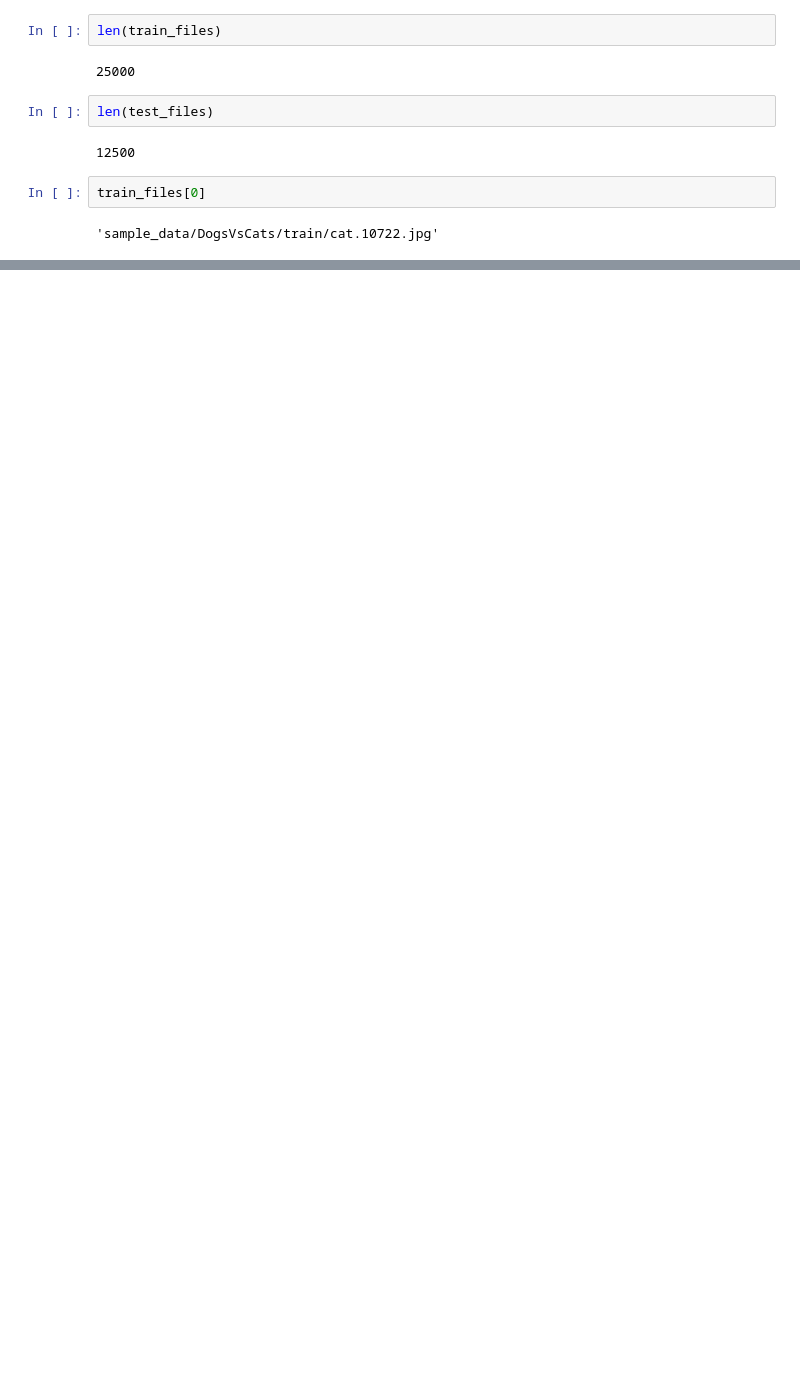
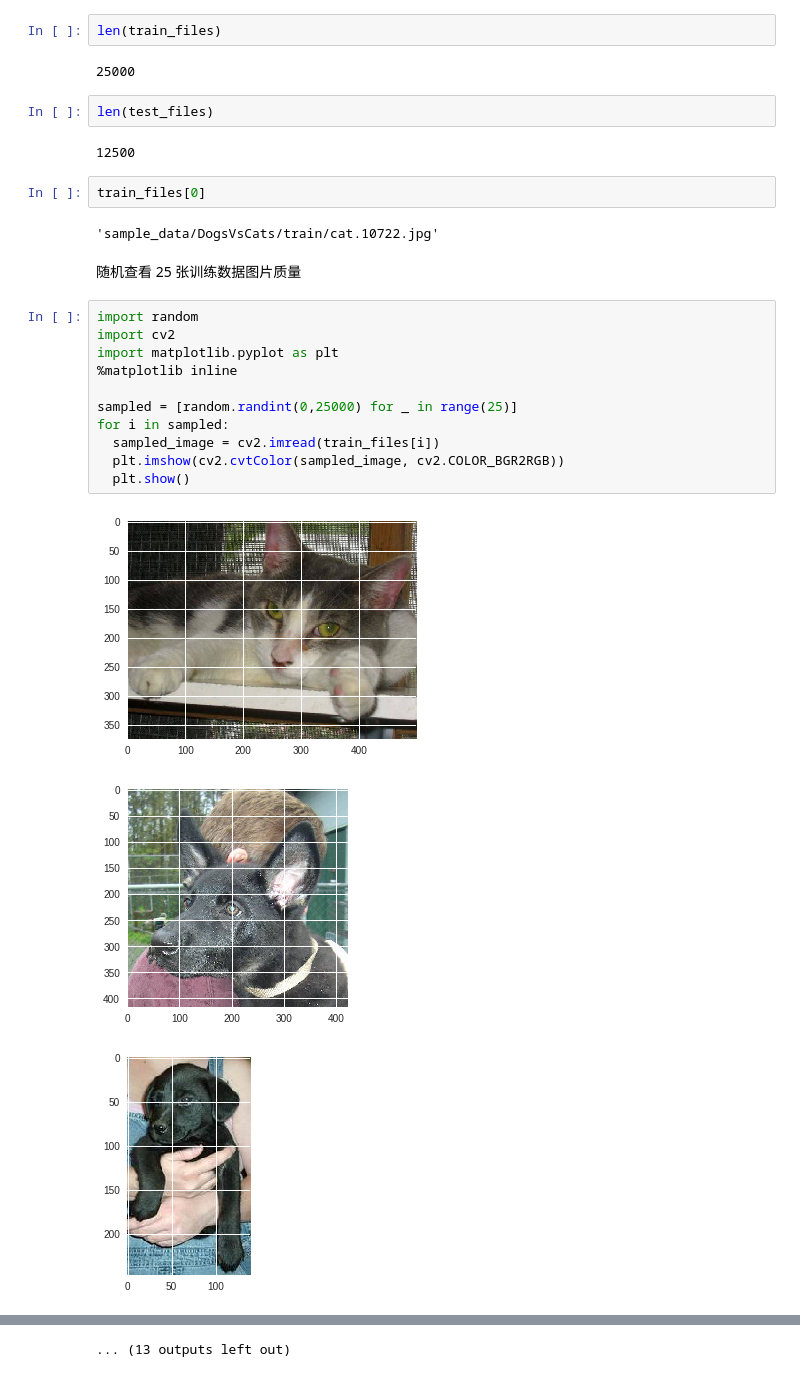
Before and after one commit to cu7th0n/capstone, a Jupyter notebook: DogsVsCats.ipynb, the cells around one changed output, grey strips where cells are left out. Drawn from its saved outputs; the diff is of its cells as text; blank space fills up the shorter version.

```diff
--- a/DogsVsCats.ipynb
+++ b/DogsVsCats.ipynb
@@ -33,3 +50,20 @@ len(test_files)
 train_files[0]
 # %% [output]
 'sample_data/DogsVsCats/train/cat.10722.jpg'
+# %% [markdown]
+随机查看 25 张训练数据图片质量
+# %%
+import random
+import cv2
+import matplotlib.pyplot as plt
+%matplotlib inline
+
+sampled = [random.randint(0,25000) for _ in range(25)]
+for i in sampled:
+  sampled_image = cv2.imread(train_files[i])
+  plt.imshow(cv2.cvtColor(sampled_image, cv2.COLOR_BGR2RGB))
+  plt.show()
+# %% [output]
+[figure, added]
+[figure, added]
+[figure, added]
@@ -35,0 +79 @@ train_files[0]
+... (13 outputs left out)
```
Also changed, not shown: parts of 15 cells of this notebook.
